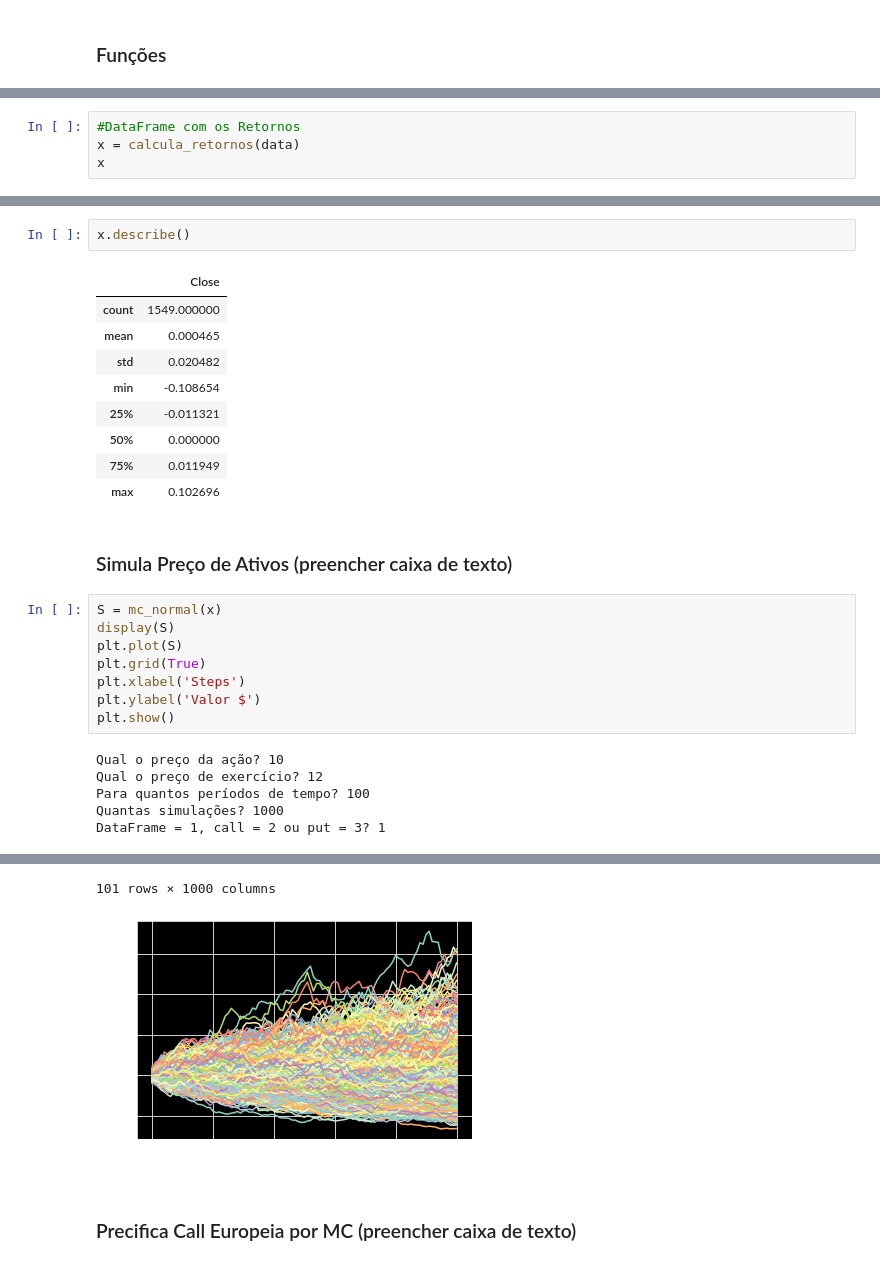
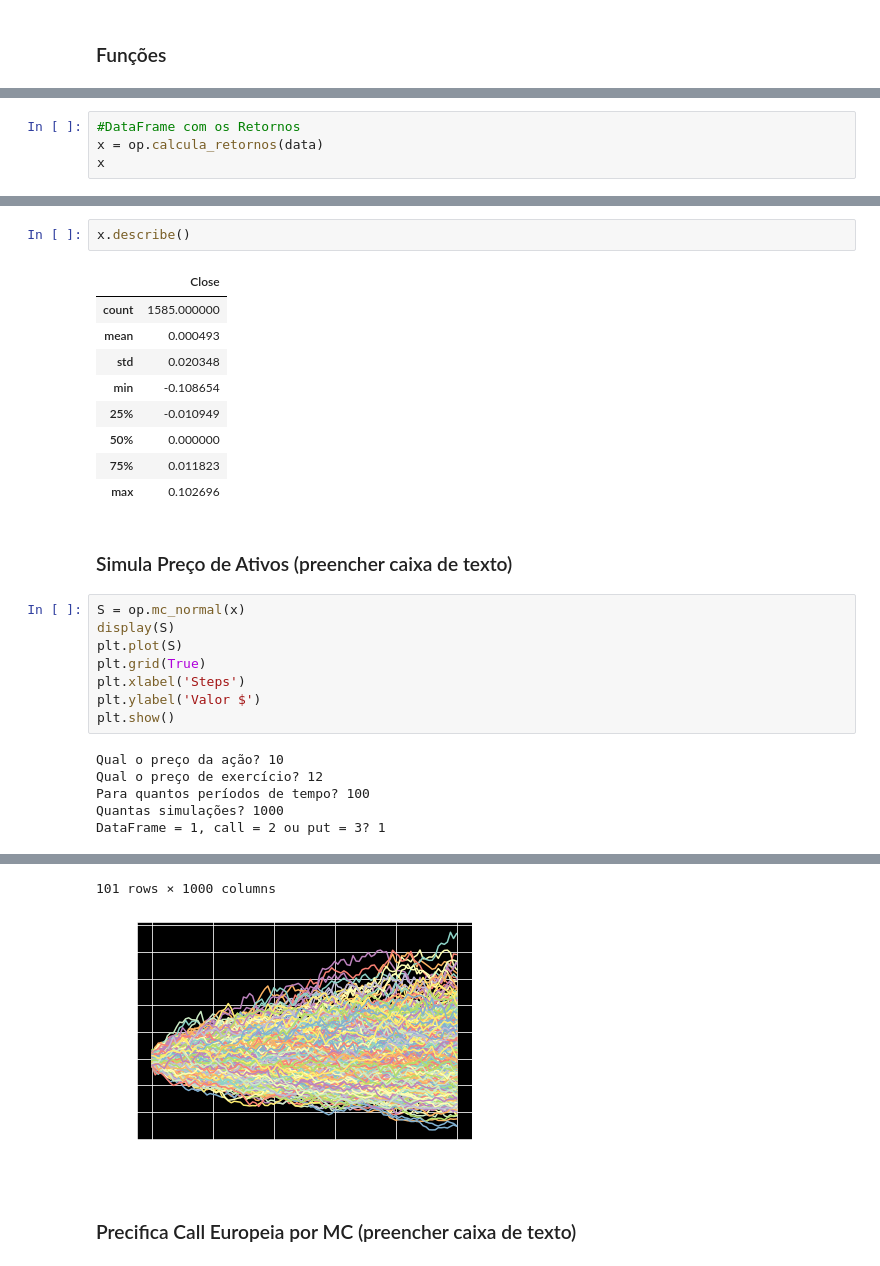
Before and after one commit to NicolasMikio/Precificacao-de-Opcoes, a Jupyter notebook: Precificacao de Opcoes.ipynb, the cells around one changed output, grey strips where cells are left out. Cells and saved outputs as stored; diff of their text form.

```diff
--- a/Precificacao de Opcoes.ipynb
+++ b/Precificacao de Opcoes.ipynb
@@ -377,6 +61,6 @@ data["Close"].plot(title= 'Série Temporal Cotações')
 # %%
 #DataFrame com os Retornos
-x = calcula_retornos(data)
+x = op.calcula_retornos(data)
 x
 # %% [output]
 |  | Close |
@@ -408,18 +92,18 @@ array([[<AxesSubplot:title={'center':'Close'}>]], dtype=object)
 x.describe()
 # %% [output]
 |  | Close |
-| count | 1549.000000 |
-| mean | 0.000465 |
-| std | 0.020482 |
+| count | 1585.000000 |
+| mean | 0.000493 |
+| std | 0.020348 |
 | min | -0.108654 |
-| 25% | -0.011321 |
+| 25% | -0.010949 |
 | 50% | 0.000000 |
-| 75% | 0.011949 |
+| 75% | 0.011823 |
 | max | 0.102696 |
 # %% [markdown]
 ### Simula Preço de Ativos (preencher caixa de texto)
 # %%
-S = mc_normal(x)
+S = op.mc_normal(x)
 display(S)
 plt.plot(S)
 plt.grid(True)
@@ -447,4 +131,4 @@ DataFrame = 1, call = 2 ou put = 3? 1
 101 rows × 1000 columns
-[figure, old version]
+[figure, new version]
 # %% [markdown]
 ### Precifica Call Europeia por MC (preencher caixa de texto)
```
Also changed, not shown: parts of 18 cells of this notebook, 1 other file.
